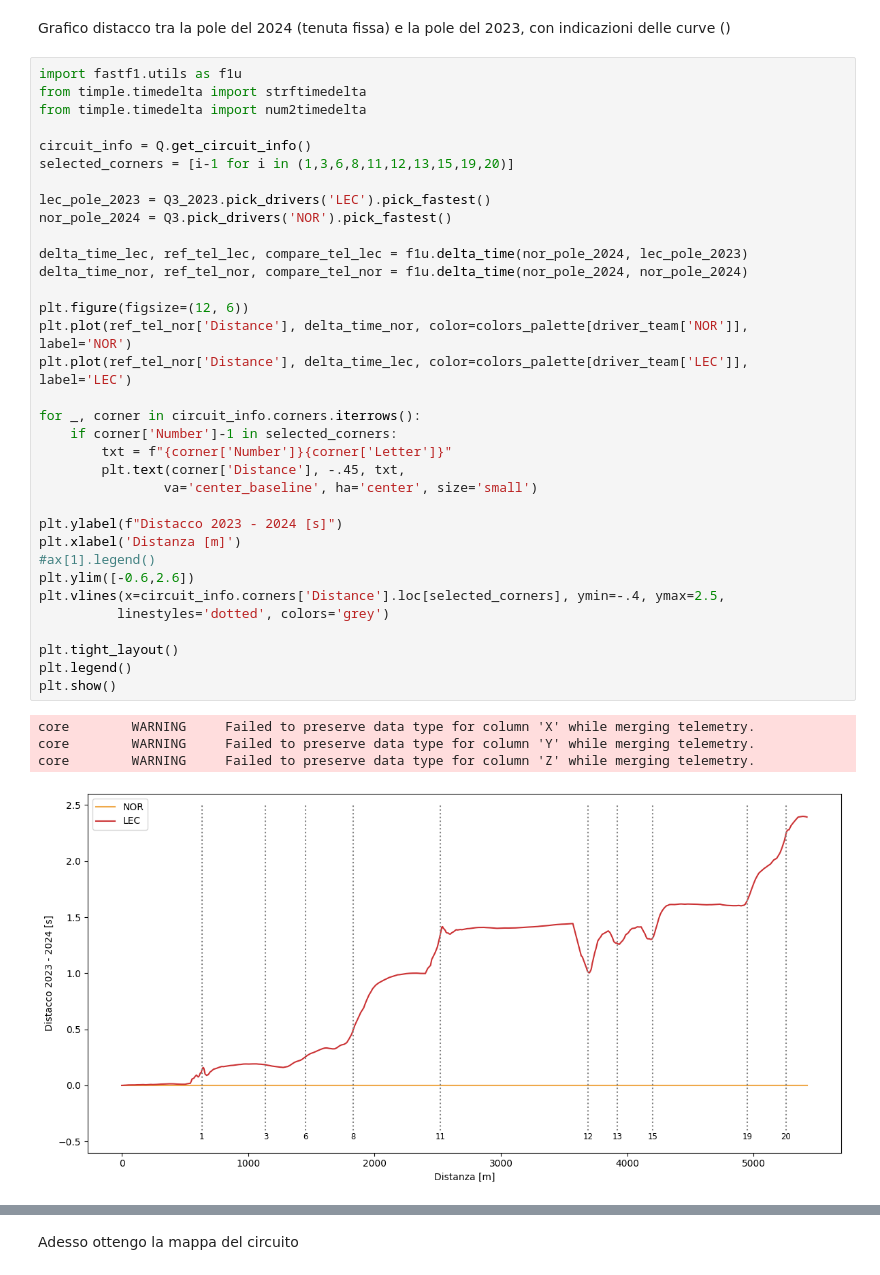
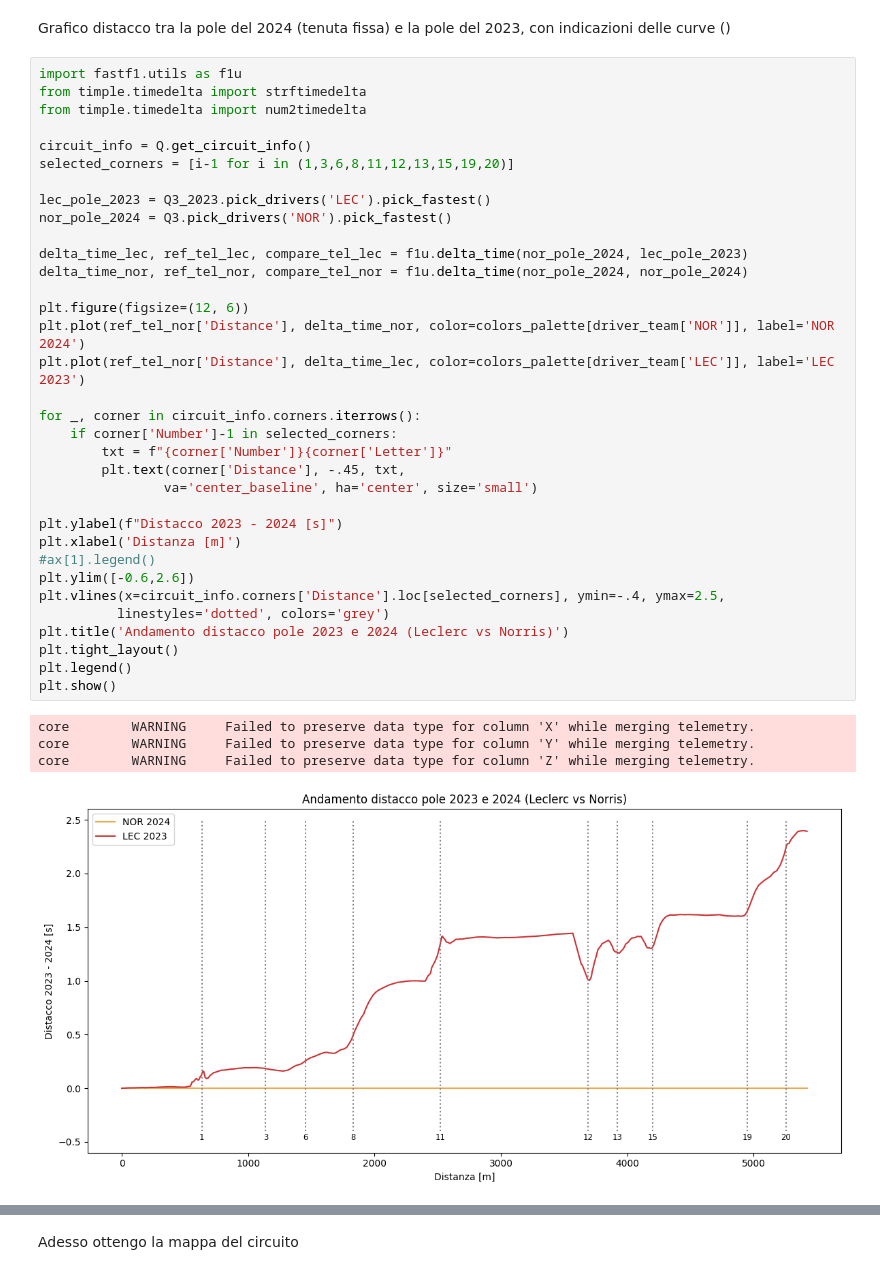
Before and after one commit to SirFuryy/progetto-Visualizzazione-Scentifica, a Jupyter notebook: velocita_media_squadre.ipynb, the cells around one changed output, grey strips where cells are left out. Drawn from its saved outputs; the diff is of its cells as text.

```diff
--- a/velocita_media_squadre.ipynb
+++ b/velocita_media_squadre.ipynb
@@ -836,34 +836,34 @@ from timple.timedelta import num2timedelta
 circuit_info = Q.get_circuit_info()
 selected_corners = [i-1 for i in (1,3,6,8,11,12,13,15,19,20)]
 
 lec_pole_2023 = Q3_2023.pick_drivers('LEC').pick_fastest()
 nor_pole_2024 = Q3.pick_drivers('NOR').pick_fastest()
 
 delta_time_lec, ref_tel_lec, compare_tel_lec = f1u.delta_time(nor_pole_2024, lec_pole_2023)
 delta_time_nor, ref_tel_nor, compare_tel_nor = f1u.delta_time(nor_pole_2024, nor_pole_2024)
 
 plt.figure(figsize=(12, 6))
-plt.plot(ref_tel_nor['Distance'], delta_time_nor, color=colors_palette[driver_team['NOR']], label='NOR')
-plt.plot(ref_tel_nor['Distance'], delta_time_lec, color=colors_palette[driver_team['LEC']], label='LEC')
+plt.plot(ref_tel_nor['Distance'], delta_time_nor, color=colors_palette[driver_team['NOR']], label='NOR 2024')
+plt.plot(ref_tel_nor['Distance'], delta_time_lec, color=colors_palette[driver_team['LEC']], label='LEC 2023')
 
 for _, corner in circuit_info.corners.iterrows():
     if corner['Number']-1 in selected_corners:
         txt = f"{corner['Number']}{corner['Letter']}"
         plt.text(corner['Distance'], -.45, txt,
                 va='center_baseline', ha='center', size='small')
 
 plt.ylabel(f"Distacco 2023 - 2024 [s]")
 plt.xlabel('Distanza [m]')
 #ax[1].legend()
 plt.ylim([-0.6,2.6])
 plt.vlines(x=circuit_info.corners['Distance'].loc[selected_corners], ymin=-.4, ymax=2.5,
           linestyles='dotted', colors='grey')
-
+plt.title('Andamento distacco pole 2023 e 2024 (Leclerc vs Norris)')
 plt.tight_layout()
 plt.legend()
 plt.show()
 # %% [output]
 core        WARNING     Failed to preserve data type for column 'X' while merging telemetry.
 core        WARNING     Failed to preserve data type for column 'Y' while merging telemetry.
 core        WARNING     Failed to preserve data type for column 'Z' while merging telemetry.
-[figure, old version]
+[figure, new version]
```
Also changed, not shown: parts of 6 cells of this notebook, 1 other file.
